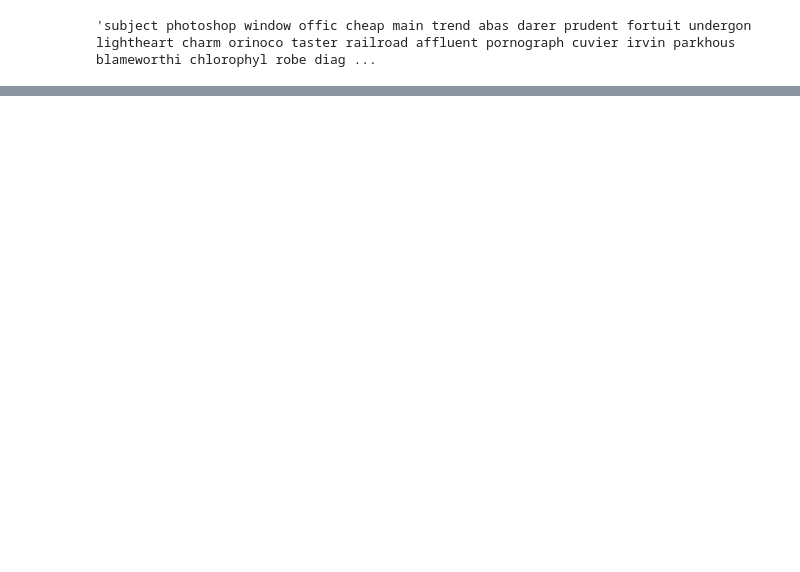
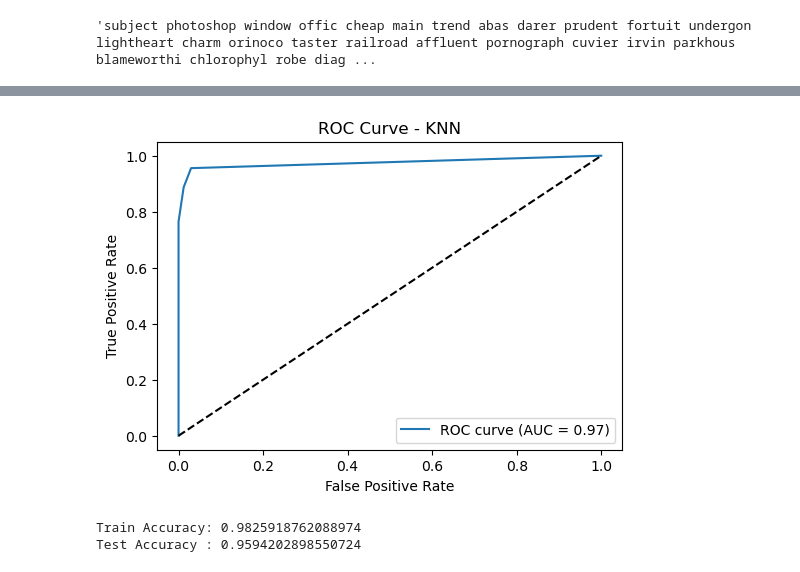
Before and after one commit to Sarizeybekk/email-spam-detector, a Jupyter notebook: naive_bayes.ipynb, the cells around one changed output, grey strips where cells are left out. Saved outputs shown, nothing was run; the diff lists cells and outputs as text; code cells hidden in the pictures; blank space fills up the shorter version.

```diff
--- a/naive_bayes.ipynb
+++ b/naive_bayes.ipynb
@@ -135,0 +202,45 @@ df.loc[3,"clean_text"]
+# %%
+from sklearn.model_selection import train_test_split
+from sklearn.neighbors import KNeighborsClassifier
+from sklearn.metrics import roc_curve, auc
+
+# TF-IDF + Train-Test yeniden
+tfidf = TfidfVectorizer()
+X = tfidf.fit_transform(df["clean_text"])
+y = df["label_num"]
+
+X_train, X_test, y_train, y_test = train_test_split(X, y, test_size=0.2, random_state=42)
+
+knn_model = KNeighborsClassifier(n_neighbors=3)
+knn_model.fit(X_train, y_train)
+y_pred = knn_model.predict(X_test)
+
+# ROC için predict_proba
+y_proba = knn_model.predict_proba(X_test)[:, 1]
+fpr, tpr, thresholds = roc_curve(y_test, y_proba)
+roc_auc = auc(fpr, tpr)
+
+# ROC Curve grafiği
+import matplotlib.pyplot as plt
+
+plt.figure(figsize=(6, 4))
+plt.plot(fpr, tpr, label=f"ROC curve (AUC = {roc_auc:.2f})")
+plt.plot([0, 1], [0, 1], "k--")
+plt.xlabel("False Positive Rate")
+plt.ylabel("True Positive Rate")
+plt.title("ROC Curve - KNN")
+plt.legend(loc="lower right")
+plt.show()
+# %% [output]
+[figure, added]
+# %%
+from sklearn.metrics import classification_report, accuracy_score
+
+y_train_pred = knn_model.predict(X_train)
+y_test_pred = knn_model.predict(X_test)
+
+print("Train Accuracy:", accuracy_score(y_train, y_train_pred))
+print("Test Accuracy :", accuracy_score(y_test, y_test_pred))
+# %% [output]
+Train Accuracy: 0.9825918762088974
+Test Accuracy : 0.9594202898550724
```
Also changed, not shown: parts of 12 cells of this notebook, 4 other files.
